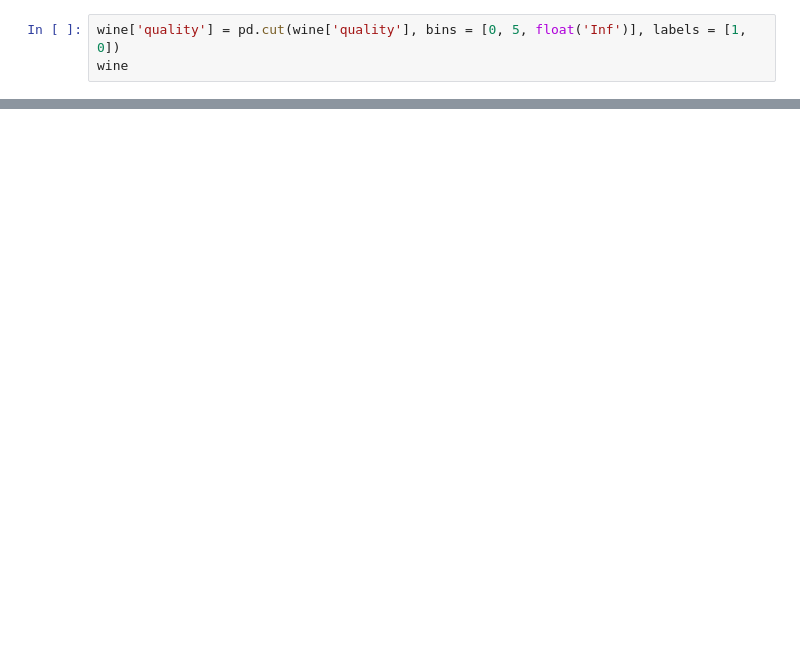
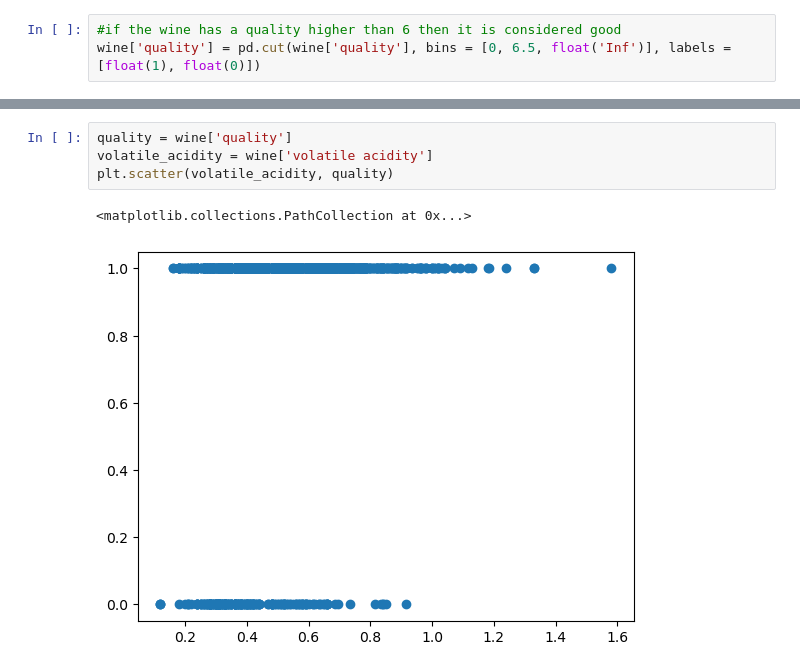
Before and after one commit to ZacLWilliams/wine-quality, a Jupyter notebook: Logistic analysis of wine quality.ipynb, the cells around one changed output, grey strips where cells are left out. Saved outputs shown, nothing was run; the diff lists cells and outputs as text; blank space fills up the shorter version.

```diff
--- a/Logistic analysis of wine quality.ipynb
+++ b/Logistic analysis of wine quality.ipynb
@@ -25,3 +10,3 @@ wine
 # %%
-wine['quality'] = pd.cut(wine['quality'], bins = [0, 5, float('Inf')], labels = [1, 0])
-wine
+#if the wine has a quality higher than 6 then it is considered good
+wine['quality'] = pd.cut(wine['quality'], bins = [0, 6.5, float('Inf')], labels = [float(1), float(0)])
@@ -42,3 +13,10 @@ wine
+# %%
+quality = wine['quality']
+volatile_acidity = wine['volatile acidity']
+plt.scatter(volatile_acidity, quality)
+# %% [output]
+<matplotlib.collections.PathCollection at 0x...>
+[figure, added]
 # %%
 g = sns.PairGrid(wine)
 g.map(sns.scatterplot)
```
Also changed, not shown: parts of 4 cells of this notebook.
